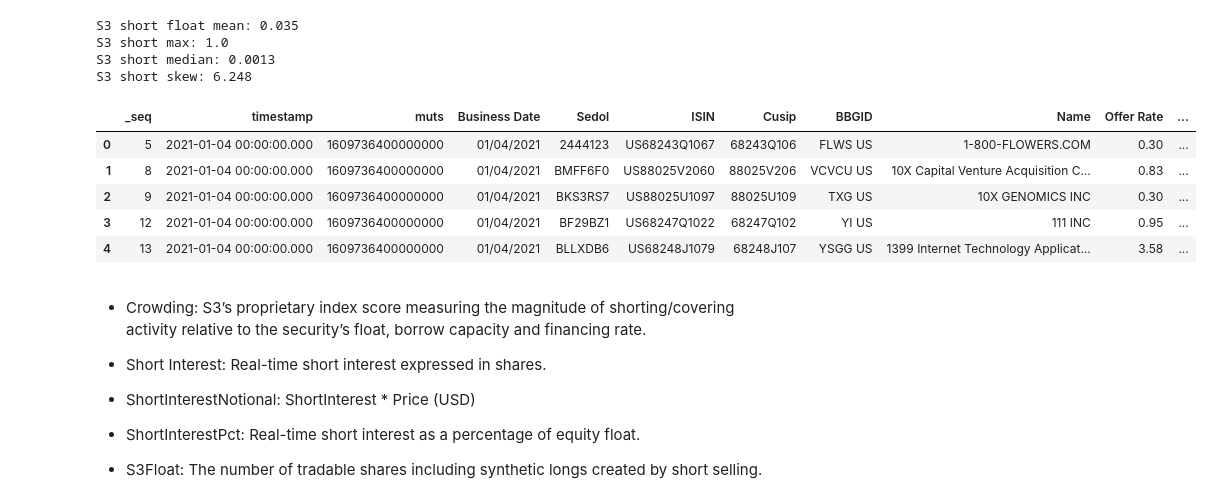
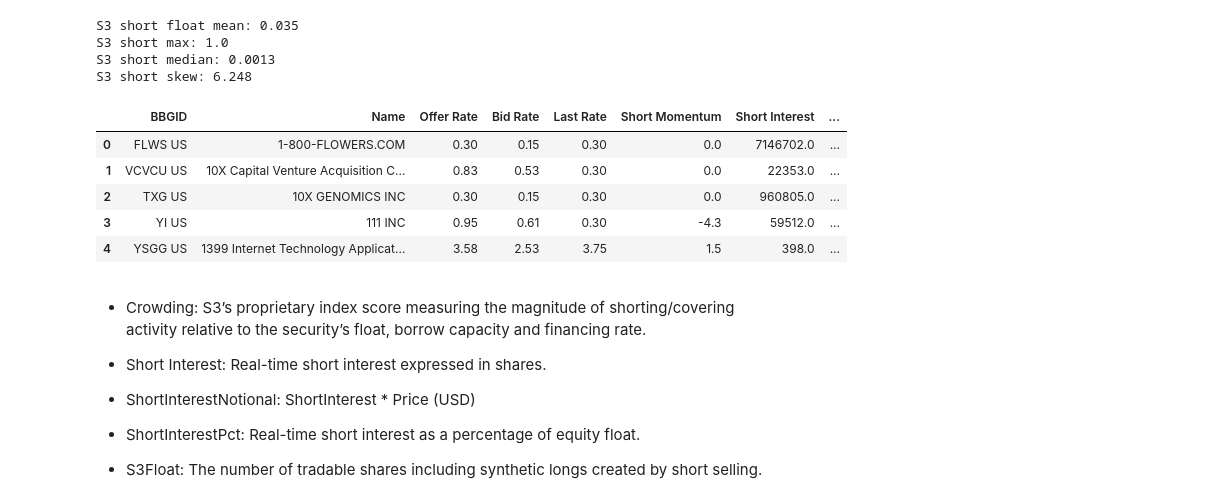
Before and after one commit to sylvaint/aimusing, a Jupyter notebook: _notebooks/2021-12-31-s3_data.ipynb, the cells around one changed output. Drawn from its saved outputs; the diff is of its cells as text; code cells hidden in the pictures.

```diff
--- a/_notebooks/2021-12-31-s3_data.ipynb
+++ b/_notebooks/2021-12-31-s3_data.ipynb
@@ -48,14 +57,14 @@ S3 short max: 1.0
 S3 short median: 0.0013
 S3 short skew: 6.248
 # %%
-df_s3_21_us.head()
+df_s3_21_us.iloc[:,7:].head()
 # %% [output]
-|  | _seq | timestamp | muts | Business Date | Sedol | ISIN | Cusip | BBGID | Name | Offer Rate | ... |
-| 0 | 5 | 2021-01-04 00:00:00.000 | 1609736400000000 | 01/04/2021 | 2444123 | US68243Q1067 | 68243Q106 | FLWS US | 1-800-FLOWERS.COM | 0.30 | ... |
-| 1 | 8 | 2021-01-04 00:00:00.000 | 1609736400000000 | 01/04/2021 | BMFF6F0 | US88025V2060 | 88025V206 | VCVCU US | 10X Capital Venture Acquisition C... | 0.83 | ... |
-| 2 | 9 | 2021-01-04 00:00:00.000 | 1609736400000000 | 01/04/2021 | BKS3RS7 | US88025U1097 | 88025U109 | TXG US | 10X GENOMICS INC | 0.30 | ... |
-| 3 | 12 | 2021-01-04 00:00:00.000 | 1609736400000000 | 01/04/2021 | BF29BZ1 | US68247Q1022 | 68247Q102 | YI US | 111 INC | 0.95 | ... |
-| 4 | 13 | 2021-01-04 00:00:00.000 | 1609736400000000 | 01/04/2021 | BLLXDB6 | US68248J1079 | 68248J107 | YSGG US | 1399 Internet Technology Applicat... | 3.58 | ... |
+|  | BBGID | Name | Offer Rate | Bid Rate | Last Rate | Short Momentum | Short Interest | ... |
+| 0 | FLWS US | 1-800-FLOWERS.COM | 0.30 | 0.15 | 0.30 | 0.0 | 7146702.0 | ... |
+| 1 | VCVCU US | 10X Capital Venture Acquisition C... | 0.83 | 0.53 | 0.30 | 0.0 | 22353.0 | ... |
+| 2 | TXG US | 10X GENOMICS INC | 0.30 | 0.15 | 0.30 | 0.0 | 960805.0 | ... |
+| 3 | YI US | 111 INC | 0.95 | 0.61 | 0.30 | -4.3 | 59512.0 | ... |
+| 4 | YSGG US | 1399 Internet Technology Applicat... | 3.58 | 2.53 | 3.75 | 1.5 | 398.0 | ... |
 # %% [markdown]
 - Crowding: S3’s proprietary index score measuring the magnitude of shorting/covering activity relative to the security’s float, borrow capacity and financing rate.
 
```
Also changed, not shown: parts of 6 cells of this notebook.
